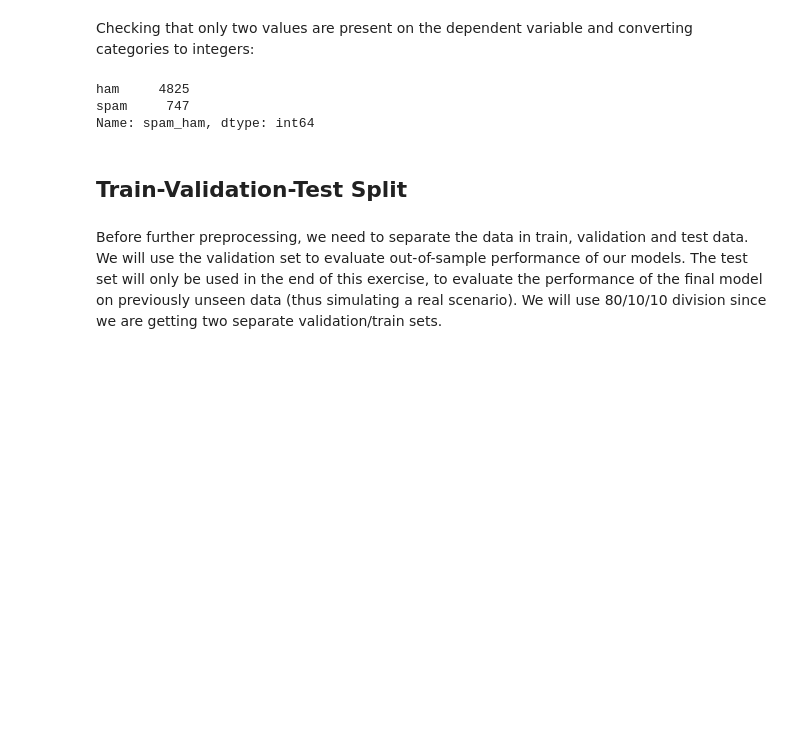
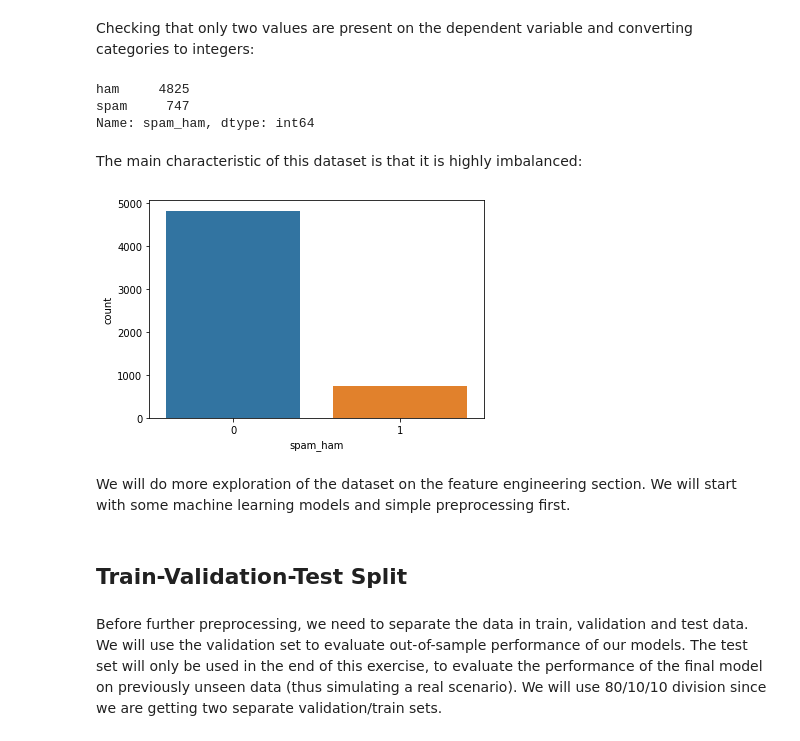
Before and after one commit to diegodebrito/sms-spam-classifier, a Jupyter notebook: sms-spam-classifier.ipynb, the cells around one changed output. Saved outputs shown, nothing was run; the diff lists cells and outputs as text; code cells hidden in the pictures; blank space fills up the shorter version.

```diff
--- a/sms-spam-classifier.ipynb
+++ b/sms-spam-classifier.ipynb
@@ -72,6 +73,14 @@ sms['spam_ham'] = np.where(sms['spam_ham'] == 'spam', 1, 0)
 # %%
 X = sms['message']
 y = sms['spam_ham']
+# %% [markdown]
+The main characteristic of this dataset is that it is highly imbalanced:
+# %%
+sns.countplot(sms['spam_ham']);
+# %% [output]
+[figure, added]
+# %% [markdown]
+We will do more exploration of the dataset on the feature engineering section. We will start with some machine learning models and simple preprocessing first.
 # %% [markdown]
 ## Train-Validation-Test Split
 # %% [markdown]
```
Also changed, not shown: parts of 16 cells of this notebook, 1 other file.
